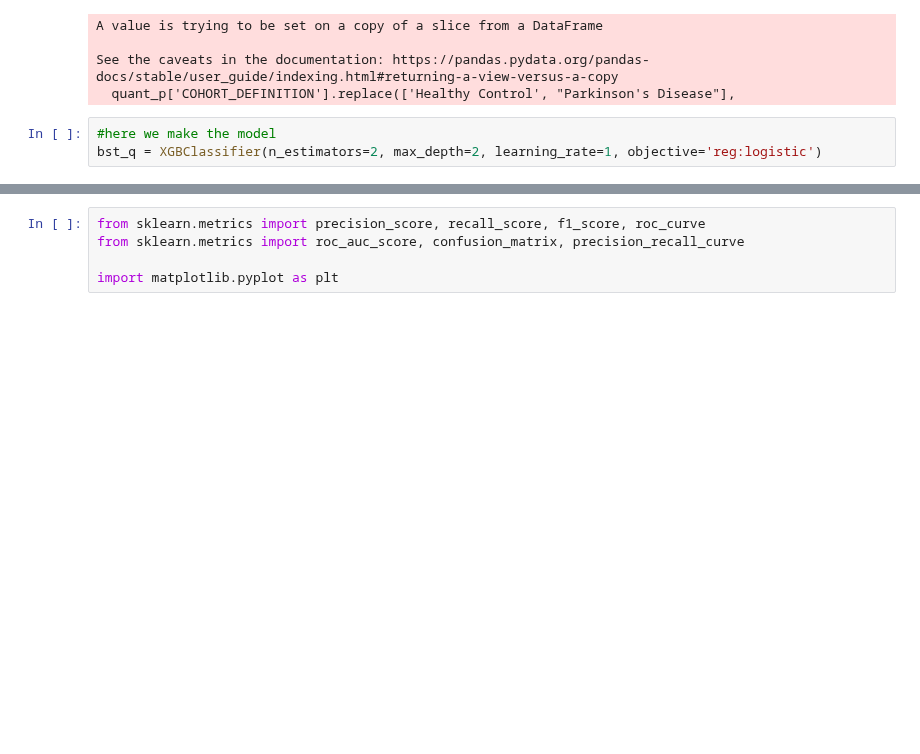
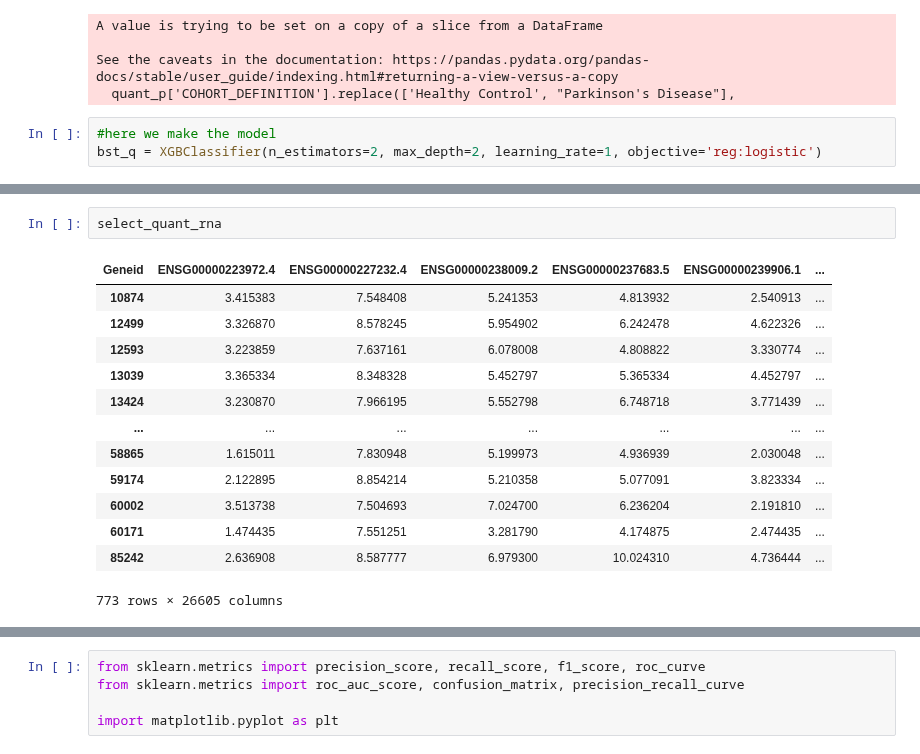
Before and after one commit to zainabnazari/ppmi, a Jupyter notebook: xgboost/logistic_5.ipynb, the cells around one changed output, grey strips where cells are left out. Cells and saved outputs as stored; diff of their text form; blank space fills up the shorter version.

```diff
--- a/xgboost/logistic_5.ipynb
+++ b/xgboost/logistic_5.ipynb
@@ -187,0 +188,16 @@ print(round(g/k,2))
+# %%
+select_quant_rna
+# %% [output]
+| Geneid | ENSG00000223972.4 | ENSG00000227232.4 | ENSG00000238009.2 | ENSG00000237683.5 | ENSG00000239906.1 | ... |
+| 10874 | 3.415383 | 7.548408 | 5.241353 | 4.813932 | 2.540913 | ... |
+| 12499 | 3.326870 | 8.578245 | 5.954902 | 6.242478 | 4.622326 | ... |
+| 12593 | 3.223859 | 7.637161 | 6.078008 | 4.808822 | 3.330774 | ... |
+| 13039 | 3.365334 | 8.348328 | 5.452797 | 5.365334 | 4.452797 | ... |
+| 13424 | 3.230870 | 7.966195 | 5.552798 | 6.748718 | 3.771439 | ... |
+| ... | ... | ... | ... | ... | ... | ... |
+| 58865 | 1.615011 | 7.830948 | 5.199973 | 4.936939 | 2.030048 | ... |
+| 59174 | 2.122895 | 8.854214 | 5.210358 | 5.077091 | 3.823334 | ... |
+| 60002 | 3.513738 | 7.504693 | 7.024700 | 6.236204 | 2.191810 | ... |
+| 60171 | 1.474435 | 7.551251 | 3.281790 | 4.174875 | 2.474435 | ... |
+| 85242 | 2.636908 | 8.587777 | 6.979300 | 10.024310 | 4.736444 | ... |
+773 rows × 26605 columns
```
Also changed, not shown: parts of 12 cells of this notebook, 1 other file.
